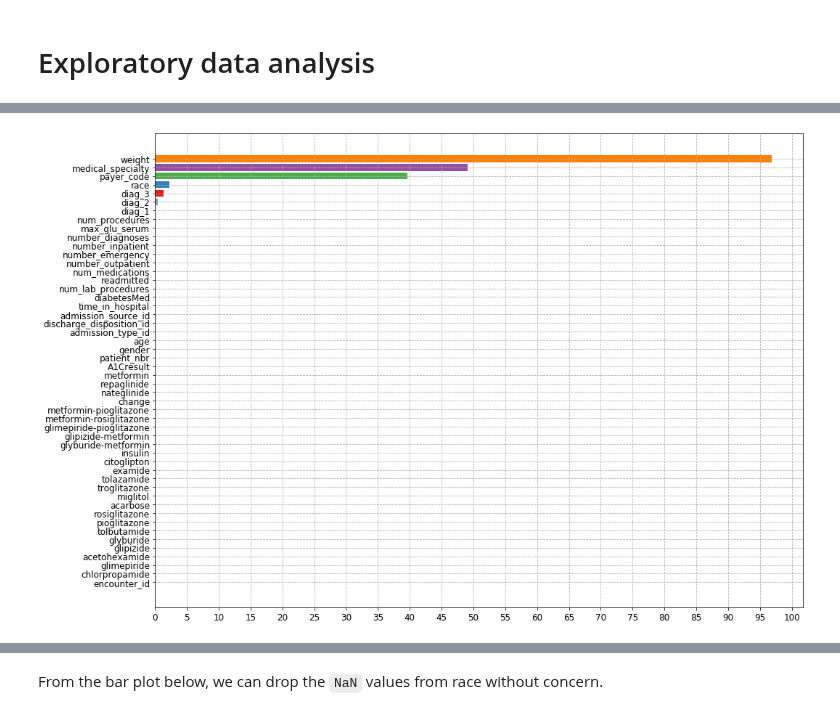
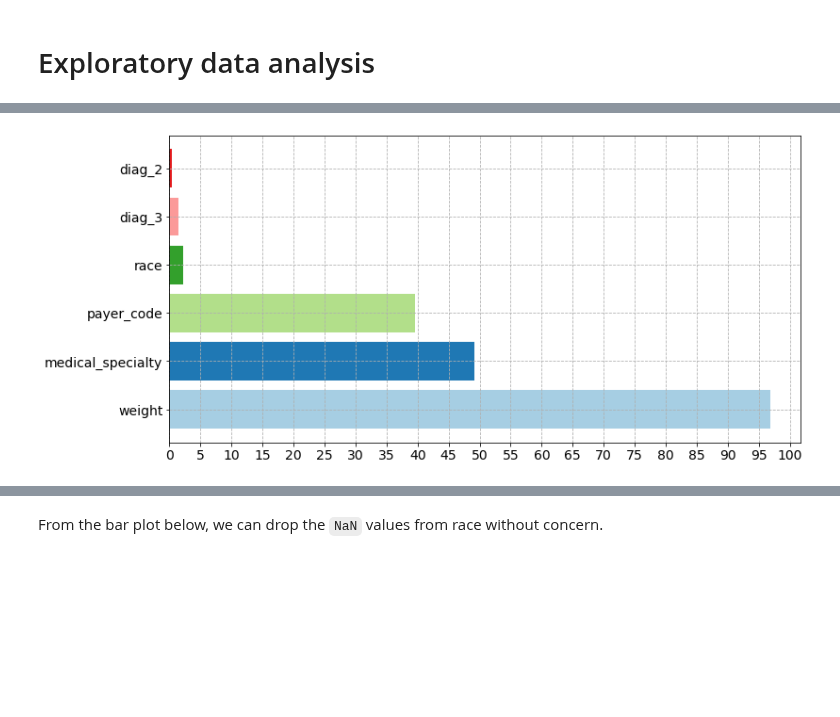
Before and after one commit to capac/kaggle-notebooks, a Jupyter notebook: diabetes-in-130-US-hospitals/1-data-preparation.ipynb, the cells around one changed output, grey strips where cells are left out. Cells and saved outputs as stored; diff of their text form; code cells hidden in the pictures; blank space fills up the shorter version.

Commit message:
Changed null value plot

```diff
--- a/diabetes-in-130-US-hospitals/1-data-preparation.ipynb
+++ b/diabetes-in-130-US-hospitals/1-data-preparation.ipynb
@@ -127,3 +127,4 @@ missing_values = df.isnull().sum()/df.shape[0]*100
 missing_values.sort_values(ascending=True, inplace=True)
 missing_df = missing_values.reset_index().rename(columns={'index': 'Features', 0: 'Values'})
 missing_df['Values'] = missing_df['Values'].apply('{:.1f}'.format).astype('float')
+missing_df = missing_df.loc[missing_df['Values'] != 0].sort_values(by='Values', ascending=False)
@@ -140,11 +131,11 @@ missing_df.loc[missing_df['Values'] != 0].sort_values(by='Values', ascending=Fal
 # %%
-fig, axes = plt.subplots(figsize=(16, 12))
-axes.barh(missing_df['Features'], missing_df['Values'], color=plt.cm.Set1.colors)
+fig, axes = plt.subplots(figsize=(12, 6))
+axes.barh(missing_df['Features'], missing_df['Values'], color=plt.cm.Paired.colors)
 plt.xticks(np.linspace(0, 100, 21))
-plt.setp(axes.get_xticklabels(), fontsize=12)
-plt.setp(axes.get_yticklabels(), fontsize=12)
+plt.setp(axes.get_xticklabels(), fontsize=14)
+plt.setp(axes.get_yticklabels(), fontsize=14)
 plt.grid(True, linestyle='--');
 # %% [output]
-[figure, old version]
+[figure, new version]
 # %%
 df['race'].unique()
```
Also changed, not shown: parts of 26 cells of this notebook.
